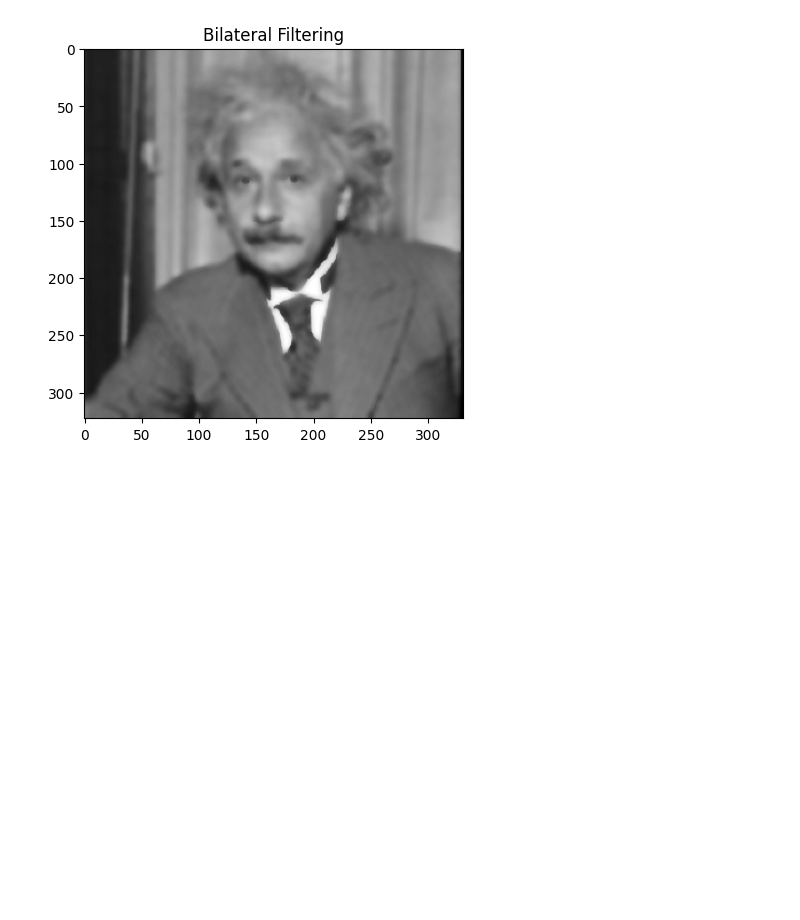
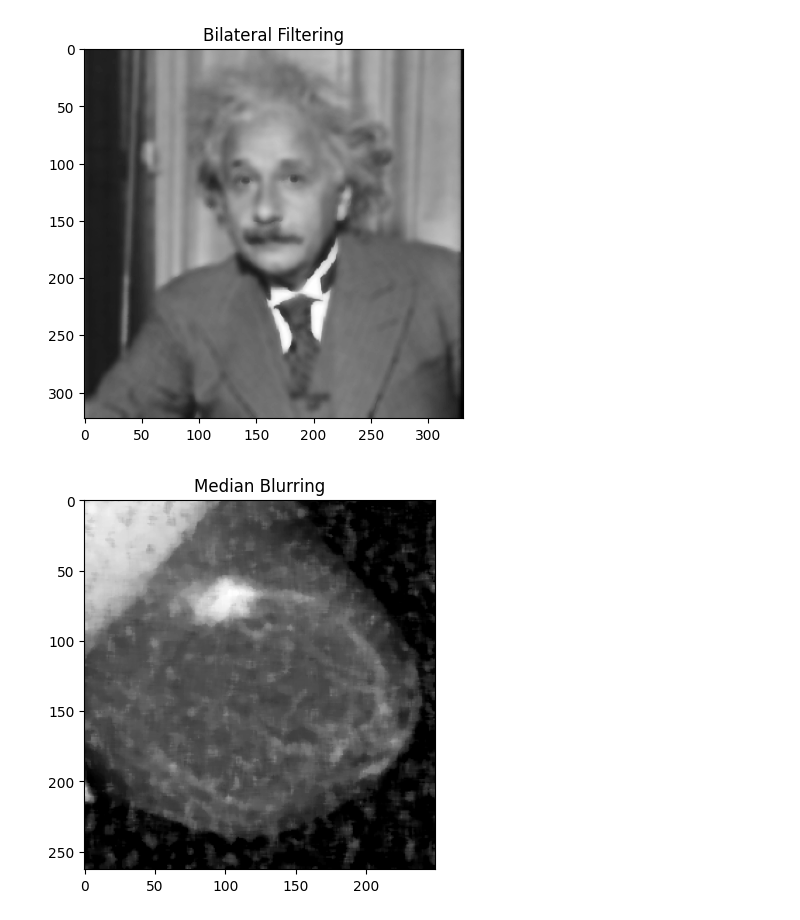
Before and after one commit to liguelangue/ComputerVision_Workshop, a Jupyter notebook: Lab6_SmoothingBlurring/lab6.ipynb, the cells around one changed output. Drawn from its saved outputs; the diff is of its cells as text; code cells hidden in the pictures; blank space fills up the shorter version.

```diff
--- a/Lab6_SmoothingBlurring/lab6.ipynb
+++ b/Lab6_SmoothingBlurring/lab6.ipynb
@@ -41,3 +41,15 @@ plt.title("Bilateral Filtering")
 plt.show()
 # %% [output]
 [figure]
+# %%
+# Load the image in grayscale mode
+img2 = cv2.imread('noise2.png', 0)
+
+# Apply median blur
+blurred_median2 = cv2.medianBlur(img2, 7)
+# Display the blurred image
+plt.imshow(blurred_median2, cmap='gray')
+plt.title("Median Blurring")
+plt.show()
+# %% [output]
+[figure, added]
```
Also changed, not shown: 2 other files.
